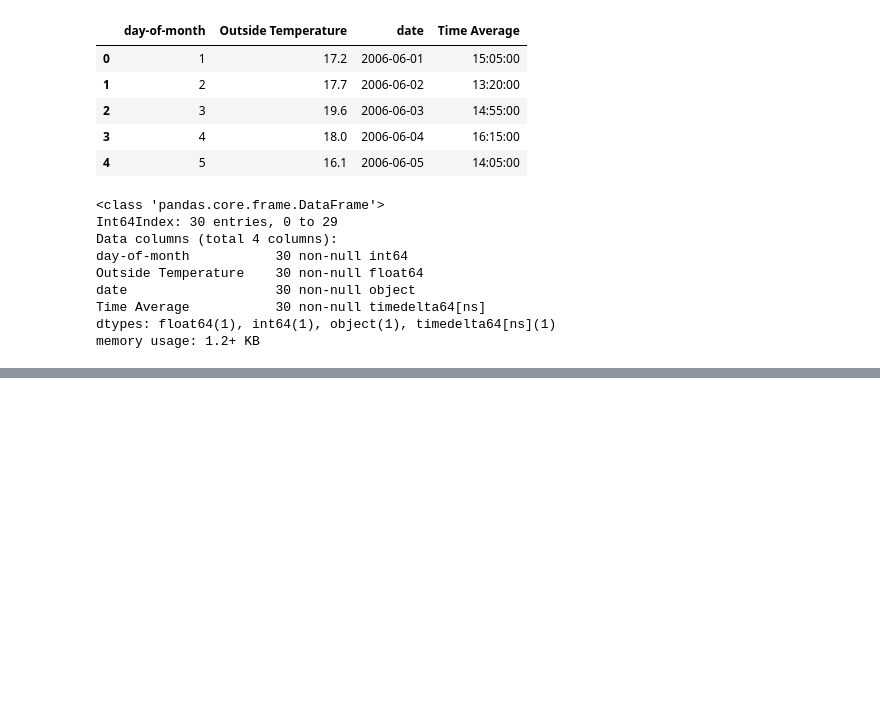
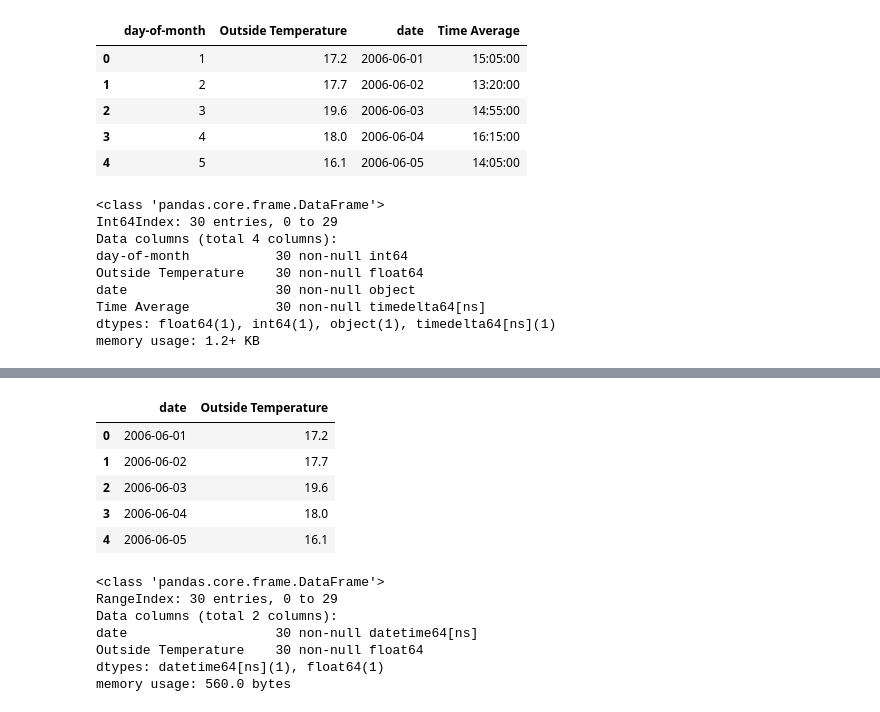
Before and after one commit to eepgwde/pyeg0, a Jupyter notebook: sky0/checks0.ipynb, the cells around one changed output, grey strips where cells are left out. Saved outputs shown, nothing was run; the diff lists cells and outputs as text; code cells hidden in the pictures; blank space fills up the shorter version.

```diff
--- a/sky0/checks0.ipynb
+++ b/sky0/checks0.ipynb
@@ -200,0 +235,17 @@ Name: ddtm0, dtype: timedelta64[ns]
+# %%
+ef6.head()
+ef6.info()
+# %% [output]
+|  | date | Outside Temperature |
+| 0 | 2006-06-01 | 17.2 |
+| 1 | 2006-06-02 | 17.7 |
+| 2 | 2006-06-03 | 19.6 |
+| 3 | 2006-06-04 | 18.0 |
+| 4 | 2006-06-05 | 16.1 |
+<class 'pandas.core.frame.DataFrame'>
+RangeIndex: 30 entries, 0 to 29
+Data columns (total 2 columns):
+date                   30 non-null datetime64[ns]
+Outside Temperature    30 non-null float64
+dtypes: datetime64[ns](1), float64(1)
+memory usage: 560.0 bytes
```
Also changed, not shown: parts of 17 cells of this notebook.
